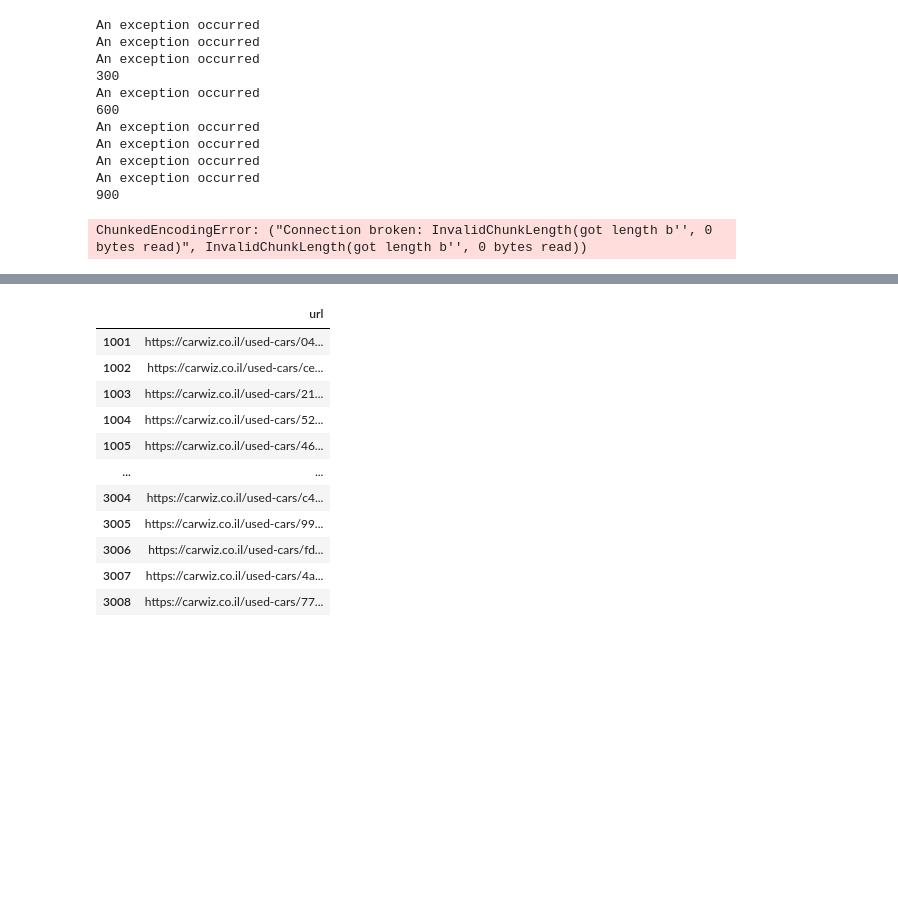
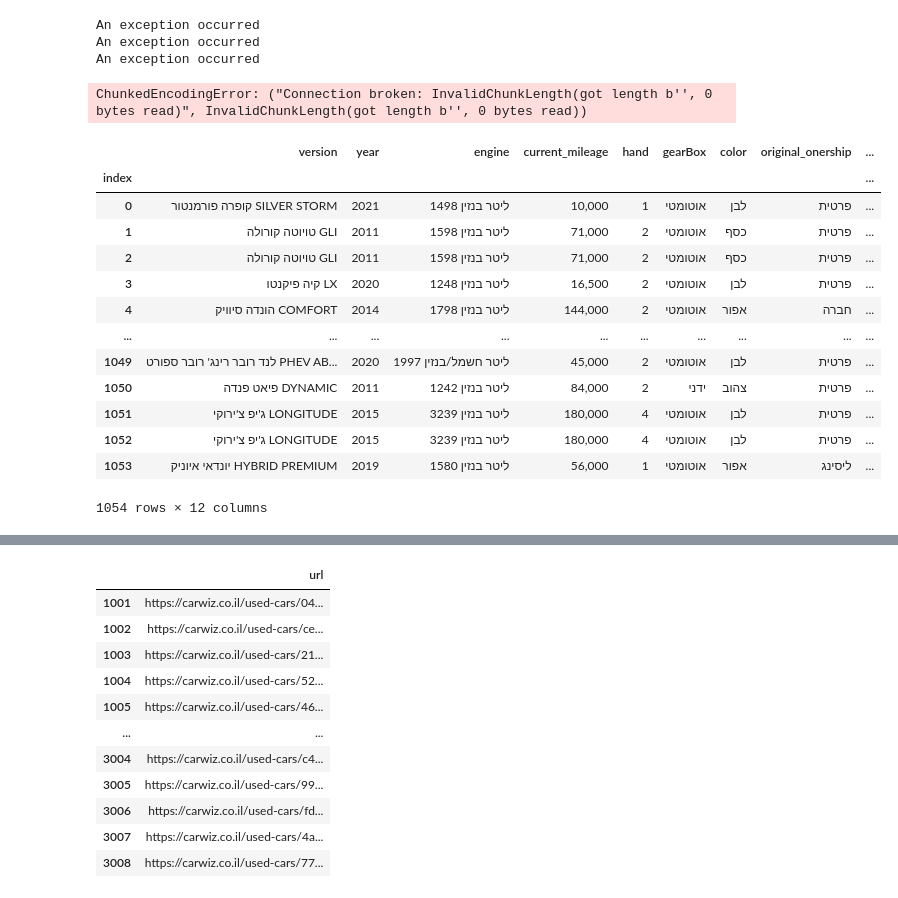
Before and after one commit to OrenAviya/project-semester-a, a Jupyter notebook: start_project_jup.ipynb, the cells around one changed output, grey strips where cells are left out. Cells and saved outputs as stored; diff of their text form; code cells hidden in the pictures; blank space fills up the shorter version.

```diff
--- a/start_project_jup.ipynb
+++ b/start_project_jup.ipynb
@@ -12,11 +12,11 @@ import seaborn as sns
 #import sklaern
 
 v_indexes = [ 0 ]
-eleven_columns = ['version' , 'year' , 'engine' , 'current_mileage' , 'hand' , 'gearBox' , 'color' , 'original_onership' , 'next_test_in' , 'annual_licensing_fee' , 'price']
+Twelve_columns = ['version' , 'year' , 'engine' , 'current_mileage' , 'hand' , 'gearBox' , 'color' , 'original_onership' , 'next_test_in' , 'annual_licensing_fee' , "car_length" , 'price']
 
 cars = pd.read_csv(r"C:\Users\avoav\JupyterProjects\project-semester-a\cars_urls_data.csv" ,index_col=0 )
 
-df_Det = pd.DataFrame( columns= eleven_columns)
+df_Det = pd.DataFrame( columns= Twelve_columns)
 counter = 0
 for url in cars['url']:
 
@@ -35,6 +35,14 @@ for url in cars['url']:
         print ("An exception occurred")
         continue
 
+    #the length:
+    blocks1 = soup.select ('p' , tabindex_="0" )
+    counter = 1
+    for block in blocks1 :
+        if (block.text == "אורך (ס''מ)"):
+            length = blocks1[counter].text
+        counter = counter+1
+
     Det = soup.select('td' , class_='MuiTableCell-root MuiTableCell-body MuiTableCell-alignLeft MuiTableCell-paddingNone')
 
     det_array = []
@@ -44,31 +52,43 @@ for url in cars['url']:
         if (i%2 != 0):
             det_array.append(Det[i].get_text())
 
-
+    det_array.append(length)
     det_array.append(int(price))
 
 #we choose only the cars which has all parameters:
 
-    if (len(det_array) ==11):
-        df_det_array = pd.DataFrame(np.array([det_array]) , columns = eleven_columns  )
+    if (len(det_array) ==12):
+        df_det_array = pd.DataFrame(np.array([det_array]) , columns = Twelve_columns  )
 
     #how to append data with different number of columns
     df_Det = pd.concat([df_Det ,df_det_array] , ignore_index = True , sort = False).fillna(0)
     counter = counter +1
     if (counter % 300 == 0) : print(counter)
 
-df_Det.to_csv(r'C:\Users\avoav\Introduction to Data Science\Project סמסטר א\project-semester-a\cars_data.csv' , index_label='index' )
+df_Det.to_csv(r'C:\Users\avoav\Introduction to Data Science\Project סמסטר א\project-semester-a\new_cars_data.csv' , index_label='index' )
 # %% [output]
 An exception occurred
 An exception occurred
 An exception occurred
-300
-An exception occurred
-600
-An exception occurred
-An exception occurred
-An exception occurred
-An exception occurred
-900
 ChunkedEncodingError: ("Connection broken: InvalidChunkLength(got length b'', 0 bytes read)", InvalidChunkLength(got length b'', 0 bytes read))
+# %%
+#df_Det.to_csv(r'C:\Users\avoav\Introduction to Data Science\Project סמסטר א\project-semester-a\new_cars_data.csv' , index_label='index' )
+new_cars = pd.read_csv(r'C:\Users\avoav\Introduction to Data Science\Project סמסטר א\project-semester-a\new_cars_data.csv' , index_col  = 'index')
+# %%
+new_cars
+# %% [output]
+|  | version | year | engine | current_mileage | hand | gearBox | color | original_onership | ... |
+| index |  |  |  |  |  |  |  |  | ... |
+| 0 | קופרה פורמנטור SILVER STORM | 2021 | 1498 ליטר בנזין | 10,000 | 1 | אוטומטי | לבן | פרטית | ... |
+| 1 | טויוטה קורולה GLI | 2011 | 1598 ליטר בנזין | 71,000 | 2 | אוטומטי | כסף | פרטית | ... |
+| 2 | טויוטה קורולה GLI | 2011 | 1598 ליטר בנזין | 71,000 | 2 | אוטומטי | כסף | פרטית | ... |
+| 3 | קיה פיקנטו LX | 2020 | 1248 ליטר בנזין | 16,500 | 2 | אוטומטי | לבן | פרטית | ... |
+| 4 | הונדה סיוויק COMFORT | 2014 | 1798 ליטר בנזין | 144,000 | 2 | אוטומטי | אפור | חברה | ... |
+| ... | ... | ... | ... | ... | ... | ... | ... | ... | ... |
+| 1049 | לנד רובר רינג' רובר ספורט PHEV AB... | 2020 | 1997 ליטר חשמל/בנזין | 45,000 | 2 | אוטומטי | לבן | פרטית | ... |
+| 1050 | פיאט פנדה DYNAMIC | 2011 | 1242 ליטר בנזין | 84,000 | 2 | ידני | צהוב | פרטית | ... |
+| 1051 | ג'יפ צ'ירוקי LONGITUDE | 2015 | 3239 ליטר בנזין | 180,000 | 4 | אוטומטי | לבן | פרטית | ... |
+| 1052 | ג'יפ צ'ירוקי LONGITUDE | 2015 | 3239 ליטר בנזין | 180,000 | 4 | אוטומטי | לבן | פרטית | ... |
+| 1053 | יונדאי איוניק HYBRID PREMIUM | 2019 | 1580 ליטר בנזין | 56,000 | 1 | אוטומטי | אפור | ליסינג | ... |
+1054 rows × 12 columns
 # %%
```
Also changed, not shown: parts of 27 cells of this notebook.
